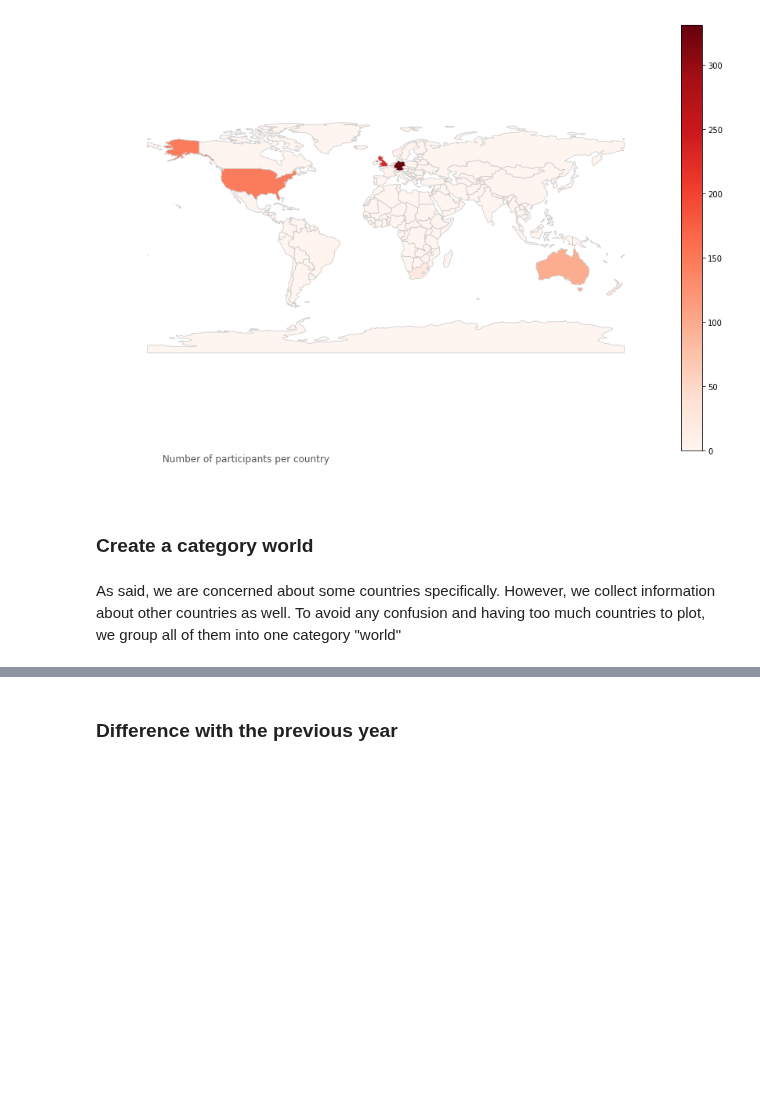
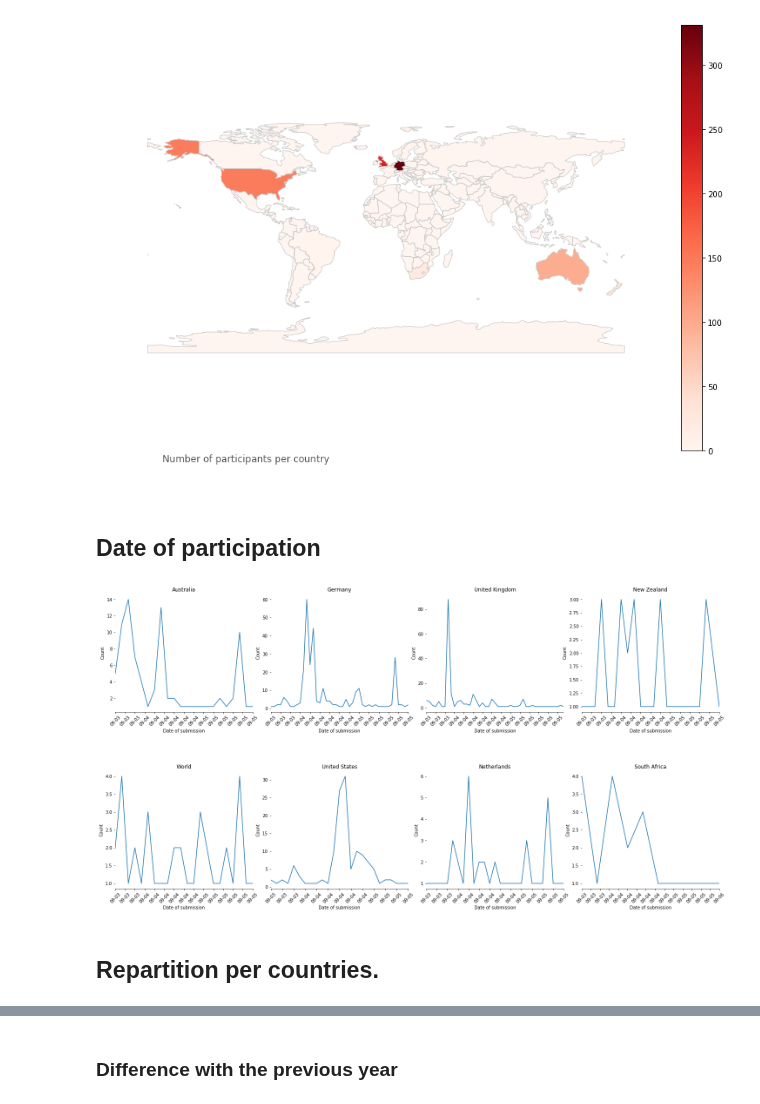
Before and after one commit to softwaresaved/international-survey, a Jupyter notebook: analysis/2018/1. Overview and sampling.ipynb, the cells around one changed output, grey strips where cells are left out. Cells and saved outputs as stored; diff of their text form; code cells hidden in the pictures; blank space fills up the shorter version.

Commit message:
Add: Date submission in the 1. Overview notebook

```diff
--- a/analysis/2018/1. Overview and sampling.ipynb
+++ b/analysis/2018/1. Overview and sampling.ipynb
@@ -88,7 +88,3 @@ plot = ax.axis('off')
 plt.show();
 # %% [output]
 [figure]
-# %% [markdown]
-### Create a category world
-# %% [markdown]
-As said, we are concerned about some countries specifically. However, we collect information about other countries as well. To avoid any confusion and having too much countries to plot, we group all of them into one category "world"
@@ -100,0 +91,44 @@ df['Country'] = df['socio1. In which country do you work?'].apply(lambda x: x if
+# %% [markdown]
+## Date of participation
+# %%
+def convert_time(x):
+    """"""
+    try:
+        return datetime.datetime.strptime(str(x),'%Y-%m-%d %H:%M:%S').strftime("%m-%d")
+    except ValueError:
+        return x
+
+df['Date'] = df['submitdate. Date submitted'].apply(lambda x: convert_time(x))
+df_submission_per_country = df[['Country', 'Date']].dropna()
+total_per_country = df_submission_per_country.groupby(['Country'])['Date'].value_counts().to_frame()
+total_per_country.columns = ['Count']
+total_per_country = total_per_country.reset_index().sort_values(['Date', 'Country'], ascending=True)
+# %%
+fig, axes = plt.subplots(2, 4, figsize=(20, 10))
+fig.tight_layout()
+fig.subplots_adjust(hspace=0.5)
+list_plots = list()
+for i, name in enumerate(total_per_country['Country'].unique()):
+    if i < 4:
+        a = 0
+        b = i
+    else:
+        a = 1
+        b = 5 - i
+    axes[a, b] = total_per_country[total_per_country.Country == name].plot(x='Date', y='Count', legend=False, x_compat=True, ax=axes[a, b])#.set_ylabel(name)
+    axes[a, b].set_title('{}'.format(name))
+    axes[a, b].set_xticklabels(labels = total_per_country['Date'], rotation=45)
+    axes[a, b].xaxis.set_major_locator(MaxNLocator(15))
+    list_plots.append(axes[a, b])
+
+for ax in list_plots:
+    ax.set(xlabel="Date of submission", ylabel="Count")
+    ax.spines['top'].set_visible(False)
+    ax.spines['right'].set_visible(False)
+    ax.spines['left'].set_visible(False)
+
+plt.show();
+# %% [output]
+[figure, added]
+# %% [markdown]
+## Repartition per countries.
```
Also changed, not shown: parts of 11 cells of this notebook, 2 other files.
